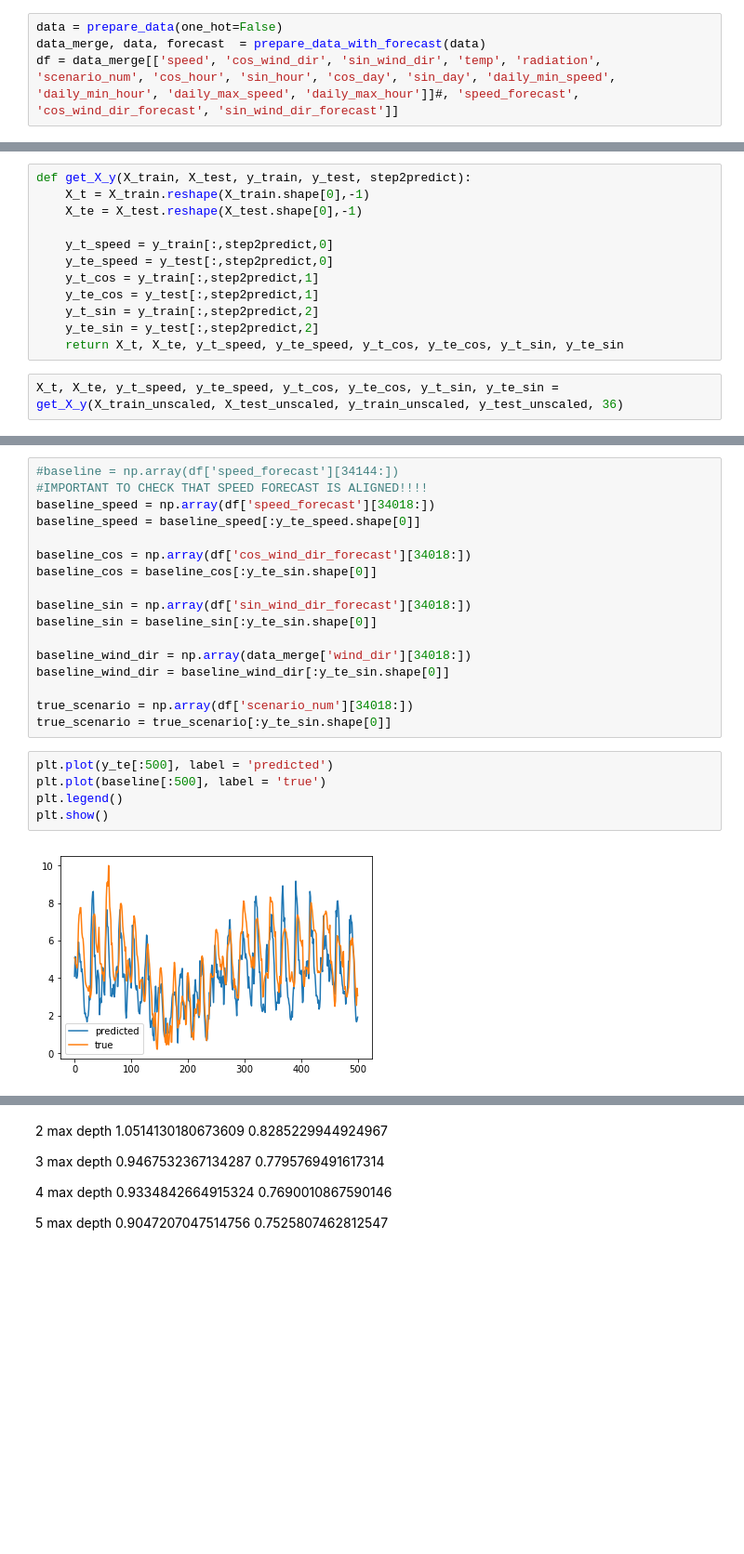
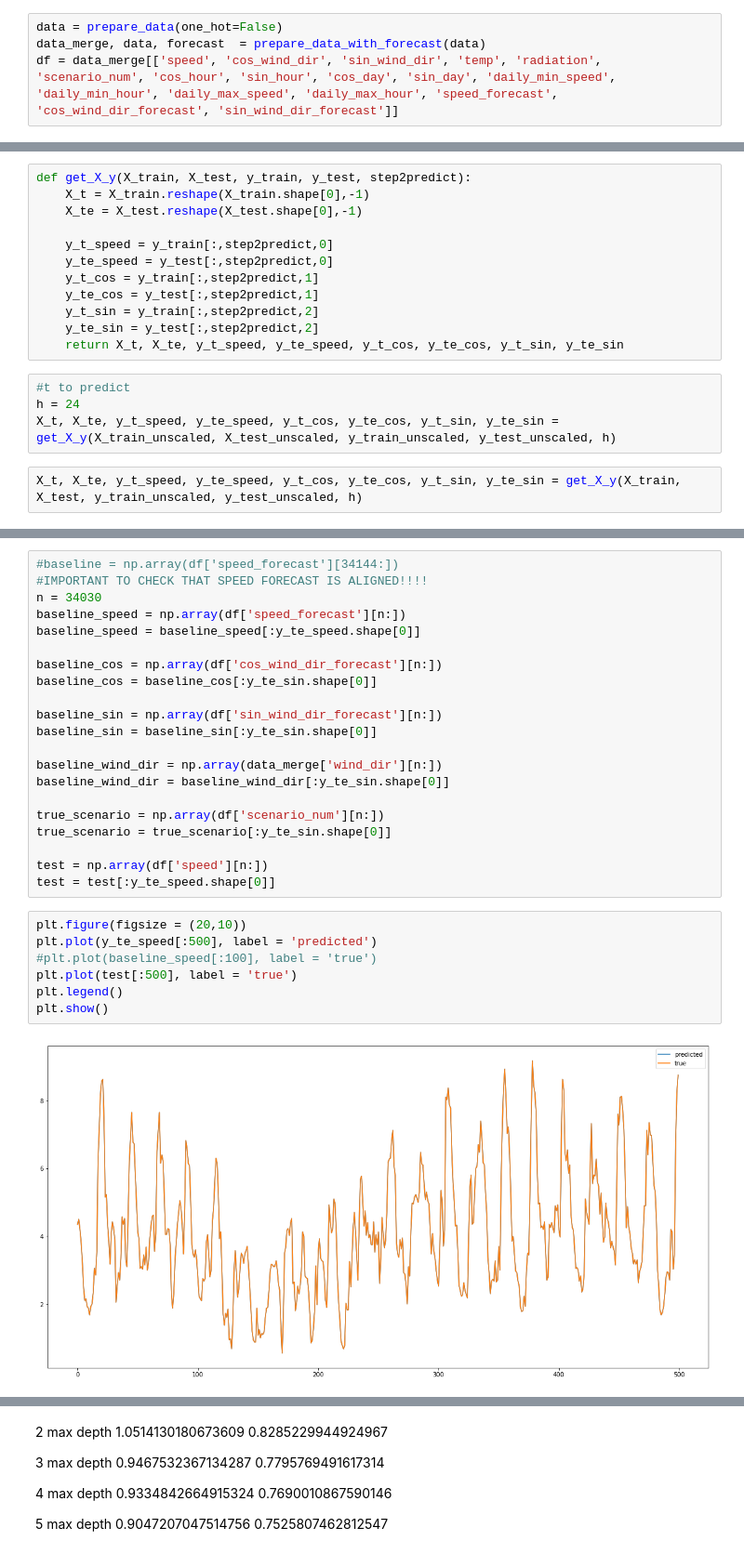
Before and after one commit to leobix/safi, a Jupyter notebook: Regression_with_XGB.ipynb, the cells around one changed output, grey strips where cells are left out. Shown: that part at 93% size. Cells and saved outputs as stored; diff of their text form; blank space fills up the shorter version.

```diff
--- a/Regression_with_XGB.ipynb
+++ b/Regression_with_XGB.ipynb
@@ -259,7 +243,7 @@ data_merge[['wind_dir']]
 # %%
 data = prepare_data(one_hot=False)
 data_merge, data, forecast  = prepare_data_with_forecast(data)
-df = data_merge[['speed', 'cos_wind_dir', 'sin_wind_dir', 'temp', 'radiation', 'scenario_num', 'cos_hour', 'sin_hour', 'cos_day', 'sin_day', 'daily_min_speed', 'daily_min_hour', 'daily_max_speed', 'daily_max_hour']]#, 'speed_forecast', 'cos_wind_dir_forecast', 'sin_wind_dir_forecast']]
+df = data_merge[['speed', 'cos_wind_dir', 'sin_wind_dir', 'temp', 'radiation', 'scenario_num', 'cos_hour', 'sin_hour', 'cos_day', 'sin_day', 'daily_min_speed', 'daily_min_hour', 'daily_max_speed', 'daily_max_hour', 'speed_forecast', 'cos_wind_dir_forecast', 'sin_wind_dir_forecast']]
 # %% [output]
 read csv semester csv files from 2015s2 to 2019s2
 smooth wind direction
@@ -340,5 +321,9 @@ def get_X_y(X_train, X_test, y_train, y_test, step2predict):
     y_t_sin = y_train[:,step2predict,2]
     y_te_sin = y_test[:,step2predict,2]
     return X_t, X_te, y_t_speed, y_te_speed, y_t_cos, y_te_cos, y_t_sin, y_te_sin
+# %%
+#t to predict
+h = 24
+X_t, X_te, y_t_speed, y_te_speed, y_t_cos, y_te_cos, y_t_sin, y_te_sin = get_X_y(X_train_unscaled, X_test_unscaled, y_train_unscaled, y_test_unscaled, h)
 # %%
-X_t, X_te, y_t_speed, y_te_speed, y_t_cos, y_te_cos, y_t_sin, y_te_sin = get_X_y(X_train_unscaled, X_test_unscaled, y_train_unscaled, y_test_unscaled, 36)
+X_t, X_te, y_t_speed, y_te_speed, y_t_cos, y_te_cos, y_t_sin, y_te_sin = get_X_y(X_train, X_test, y_train_unscaled, y_test_unscaled, h)
@@ -345,24 +350,30 @@ X_t, X_te, y_t_speed, y_te_speed, y_t_cos, y_te_cos, y_t_sin, y_te_sin = get_X_y
 # %%
 #baseline = np.array(df['speed_forecast'][34144:])
 #IMPORTANT TO CHECK THAT SPEED FORECAST IS ALIGNED!!!!
-baseline_speed = np.array(df['speed_forecast'][34018:])
+n = 34030
+baseline_speed = np.array(df['speed_forecast'][n:])
 baseline_speed = baseline_speed[:y_te_speed.shape[0]]
 
-baseline_cos = np.array(df['cos_wind_dir_forecast'][34018:])
+baseline_cos = np.array(df['cos_wind_dir_forecast'][n:])
 baseline_cos = baseline_cos[:y_te_sin.shape[0]]
 
-baseline_sin = np.array(df['sin_wind_dir_forecast'][34018:])
+baseline_sin = np.array(df['sin_wind_dir_forecast'][n:])
 baseline_sin = baseline_sin[:y_te_sin.shape[0]]
 
-baseline_wind_dir = np.array(data_merge['wind_dir'][34018:])
+baseline_wind_dir = np.array(data_merge['wind_dir'][n:])
 baseline_wind_dir = baseline_wind_dir[:y_te_sin.shape[0]]
 
-true_scenario = np.array(df['scenario_num'][34018:])
+true_scenario = np.array(df['scenario_num'][n:])
 true_scenario = true_scenario[:y_te_sin.shape[0]]
+
+test = np.array(df['speed'][n:])
+test = test[:y_te_speed.shape[0]]
 # %%
-plt.plot(y_te[:500], label = 'predicted')
-plt.plot(baseline[:500], label = 'true')
+plt.figure(figsize = (20,10))
+plt.plot(y_te_speed[:500], label = 'predicted')
+#plt.plot(baseline_speed[:100], label = 'true')
+plt.plot(test[:500], label = 'true')
 plt.legend()
 plt.show()
 # %% [output]
-[figure, old version]
+[figure, new version]
```
Also changed, not shown: parts of 20 cells of this notebook.
